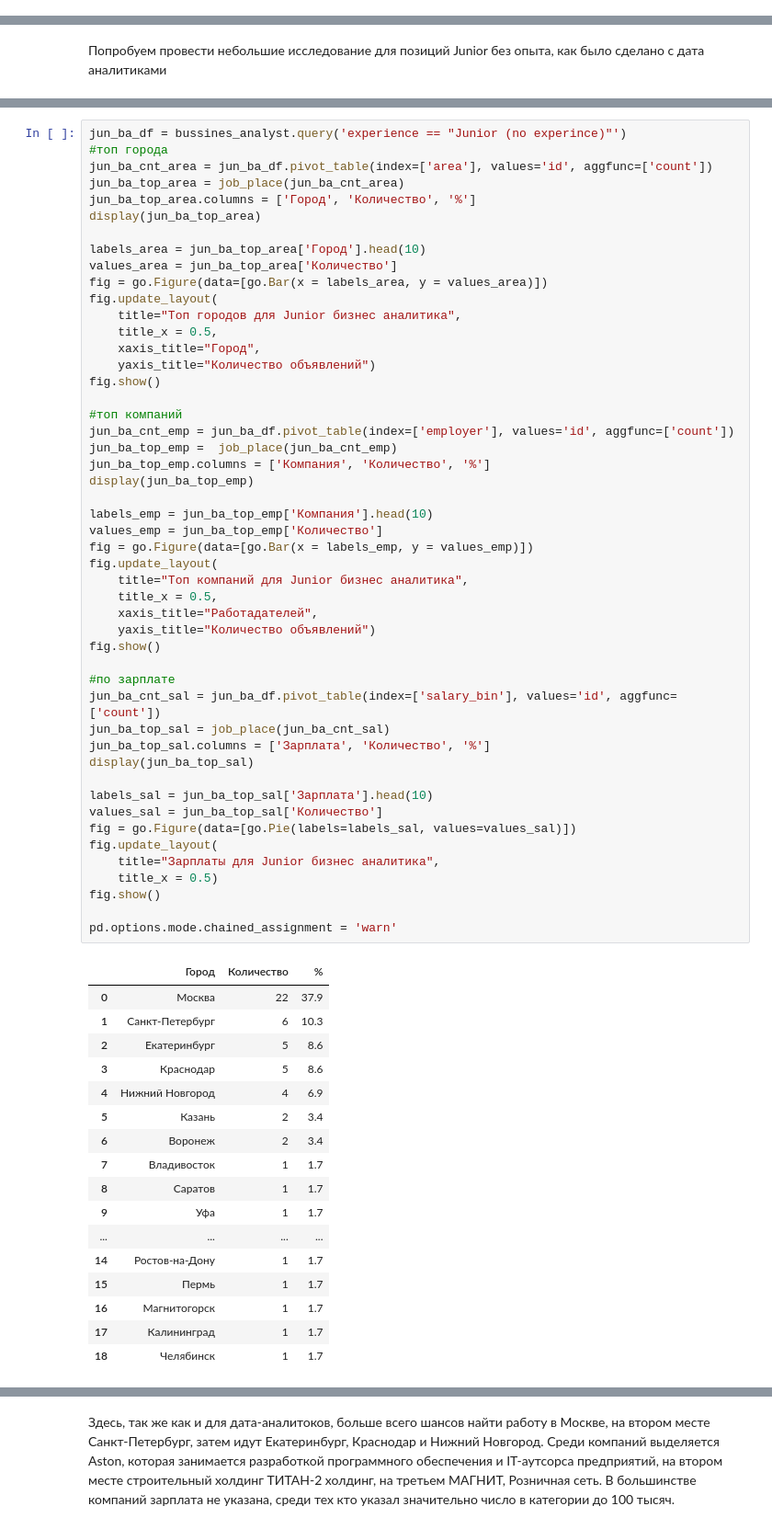
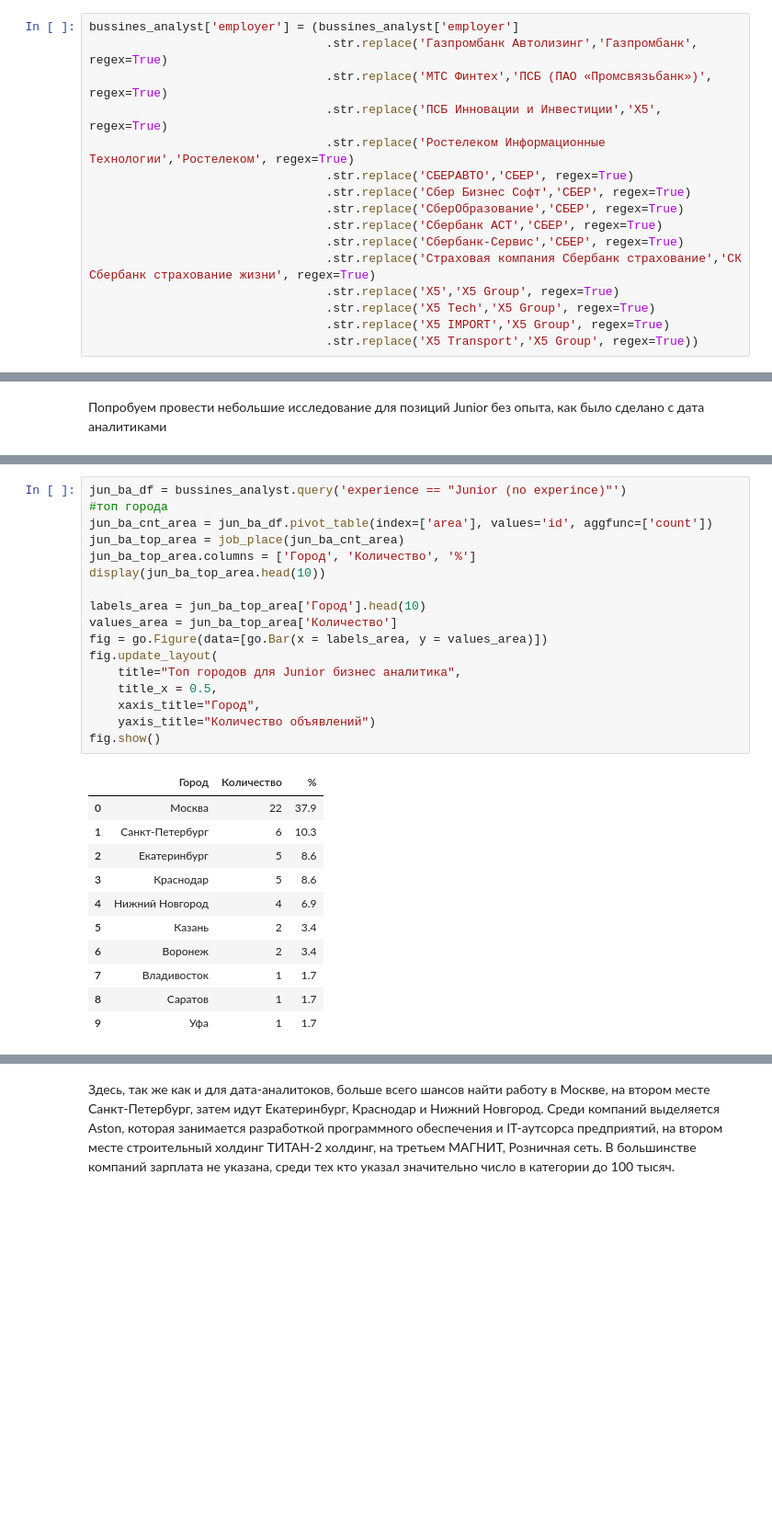
Before and after one commit to AndreyP95/compare_ba_and_da, a Jupyter notebook: comparison_ba_and_da.ipynb, the cells around one changed output, grey strips where cells are left out. Shown at 92% size. Drawn from its saved outputs; the diff is of its cells as text; blank space fills up the shorter version.

```diff
--- a/comparison_ba_and_da.ipynb
+++ b/comparison_ba_and_da.ipynb
@@ -244,4 +242,20 @@ set(bussines_analyst['type'])
 Компаний, которые использовали бы полное название и сокращение в датасете не найдено. (Например: "Сбербанк" и ПАО"Сбербанк")
+# %%
+bussines_analyst['employer'] = (bussines_analyst['employer']
+                                 .str.replace('Газпромбанк Автолизинг','Газпромбанк', regex=True)
+                                 .str.replace('МТС Финтех','ПСБ (ПАО «Промсвязьбанк»)', regex=True)
+                                 .str.replace('ПСБ Инновации и Инвестиции','X5', regex=True)
+                                 .str.replace('Ростелеком Информационные Технологии','Ростелеком', regex=True)
+                                 .str.replace('СБЕРАВТО','СБЕР', regex=True)
+                                 .str.replace('Сбер Бизнес Софт','СБЕР', regex=True)
+                                 .str.replace('СберОбразование','СБЕР', regex=True)
+                                 .str.replace('Сбербанк АСТ','СБЕР', regex=True)
+                                 .str.replace('Сбербанк-Сервис','СБЕР', regex=True)
+                                 .str.replace('Страховая компания Сбербанк страхование','СК Сбербанк страхование жизни', regex=True)
+                                 .str.replace('X5','Х5 Group', regex=True)
+                                 .str.replace('X5 Tech','Х5 Group', regex=True)
+                                 .str.replace('Х5 IMPORT','Х5 Group', regex=True)
+                                 .str.replace('Х5 Transport','Х5 Group', regex=True))
 # %%
 #уникальные названия городов
 #set(bussines_analyst['area'])
@@ -2063,68 +2151,30 @@ fig.show()
 # %%
 jun_ba_df = bussines_analyst.query('experience == "Junior (no experince)"')
 #топ города
 jun_ba_cnt_area = jun_ba_df.pivot_table(index=['area'], values='id', aggfunc=['count'])
 jun_ba_top_area = job_place(jun_ba_cnt_area)
 jun_ba_top_area.columns = ['Город', 'Количество', '%']
-display(jun_ba_top_area)
+display(jun_ba_top_area.head(10))
 
 labels_area = jun_ba_top_area['Город'].head(10)
 values_area = jun_ba_top_area['Количество']
 fig = go.Figure(data=[go.Bar(x = labels_area, y = values_area)])
 fig.update_layout(
     title="Топ городов для Junior бизнес аналитика",
     title_x = 0.5,
     xaxis_title="Город",
     yaxis_title="Количество объявлений")
 fig.show()
-
-#топ компаний
-jun_ba_cnt_emp = jun_ba_df.pivot_table(index=['employer'], values='id', aggfunc=['count'])
-jun_ba_top_emp =  job_place(jun_ba_cnt_emp)
-jun_ba_top_emp.columns = ['Компания', 'Количество', '%']
-display(jun_ba_top_emp)
-
-labels_emp = jun_ba_top_emp['Компания'].head(10)
-values_emp = jun_ba_top_emp['Количество']
-fig = go.Figure(data=[go.Bar(x = labels_emp, y = values_emp)])
-fig.update_layout(
-    title="Топ компаний для Junior бизнес аналитика",
-    title_x = 0.5,
-    xaxis_title="Работадателей",
-    yaxis_title="Количество объявлений")
-fig.show()
-
-#по зарплате
-jun_ba_cnt_sal = jun_ba_df.pivot_table(index=['salary_bin'], values='id', aggfunc=['count'])
-jun_ba_top_sal = job_place(jun_ba_cnt_sal)
-jun_ba_top_sal.columns = ['Зарплата', 'Количество', '%']
-display(jun_ba_top_sal)
-
-labels_sal = jun_ba_top_sal['Зарплата'].head(10)
-values_sal = jun_ba_top_sal['Количество']
-fig = go.Figure(data=[go.Pie(labels=labels_sal, values=values_sal)])
-fig.update_layout(
-    title="Зарплаты для Junior бизнес аналитика",
-    title_x = 0.5)
-fig.show()
-
-pd.options.mode.chained_assignment = 'warn'
 # %% [output]
 |  | Город | Количество | % |
 | 0 | Москва | 22 | 37.9 |
 | 1 | Санкт-Петербург | 6 | 10.3 |
 | 2 | Екатеринбург | 5 | 8.6 |
 | 3 | Краснодар | 5 | 8.6 |
 | 4 | Нижний Новгород | 4 | 6.9 |
 | 5 | Казань | 2 | 3.4 |
 | 6 | Воронеж | 2 | 3.4 |
 | 7 | Владивосток | 1 | 1.7 |
 | 8 | Саратов | 1 | 1.7 |
 | 9 | Уфа | 1 | 1.7 |
-| ... | ... | ... | ... |
-| 14 | Ростов-на-Дону | 1 | 1.7 |
-| 15 | Пермь | 1 | 1.7 |
-| 16 | Магнитогорск | 1 | 1.7 |
-| 17 | Калининград | 1 | 1.7 |
-| 18 | Челябинск | 1 | 1.7 |
 [interactive output not drawn]
```
Also changed, not shown: parts of 90 cells of this notebook.
